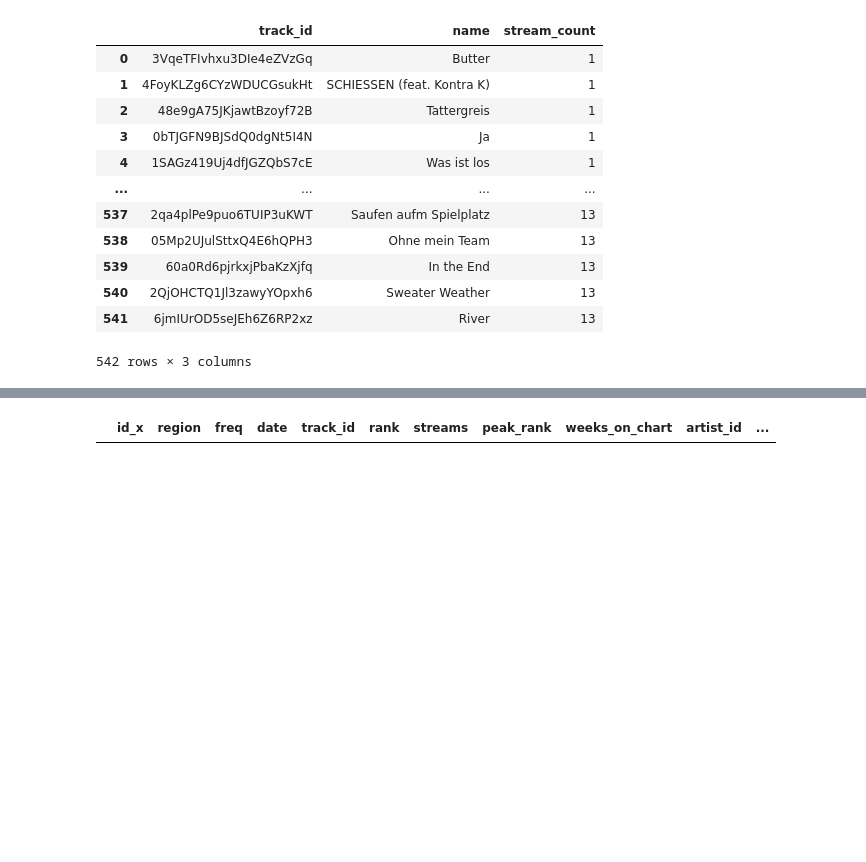
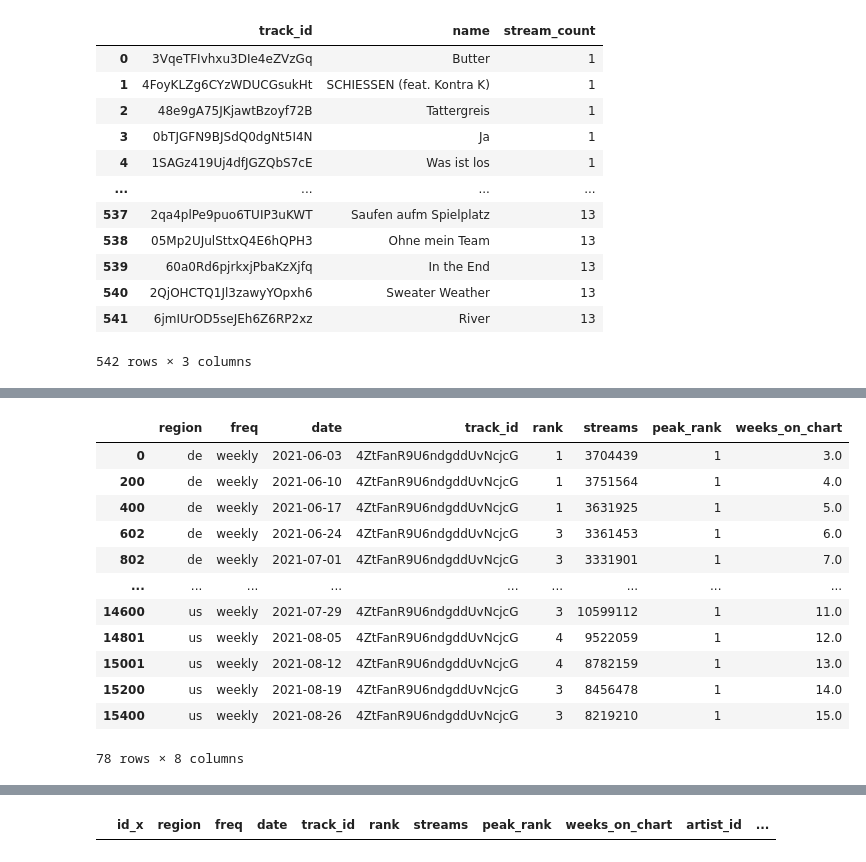
Before and after one commit to Timson1235/clouddocker, a Jupyter notebook: Programming/sql/demo-20250407/demo.ipynb, the cells around one changed output, grey strips where cells are left out. Saved outputs shown, nothing was run; the diff lists cells and outputs as text; code cells hidden in the pictures; blank space fills up the shorter version.

```diff
--- a/Programming/sql/demo-20250407/demo.ipynb
+++ b/Programming/sql/demo-20250407/demo.ipynb
@@ -247,0 +267,16 @@ artists = pd.read_sql('artists', con=engine)
+# %%
+charts[charts['track_id']== '4ZtFanR9U6ndgddUvNcjcG']
+# %% [output]
+|  | region | freq | date | track_id | rank | streams | peak_rank | weeks_on_chart |
+| 0 | de | weekly | 2021-06-03 | 4ZtFanR9U6ndgddUvNcjcG | 1 | 3704439 | 1 | 3.0 |
+| 200 | de | weekly | 2021-06-10 | 4ZtFanR9U6ndgddUvNcjcG | 1 | 3751564 | 1 | 4.0 |
+| 400 | de | weekly | 2021-06-17 | 4ZtFanR9U6ndgddUvNcjcG | 1 | 3631925 | 1 | 5.0 |
+| 602 | de | weekly | 2021-06-24 | 4ZtFanR9U6ndgddUvNcjcG | 3 | 3361453 | 1 | 6.0 |
+| 802 | de | weekly | 2021-07-01 | 4ZtFanR9U6ndgddUvNcjcG | 3 | 3331901 | 1 | 7.0 |
+| ... | ... | ... | ... | ... | ... | ... | ... | ... |
+| 14600 | us | weekly | 2021-07-29 | 4ZtFanR9U6ndgddUvNcjcG | 3 | 10599112 | 1 | 11.0 |
+| 14801 | us | weekly | 2021-08-05 | 4ZtFanR9U6ndgddUvNcjcG | 4 | 9522059 | 1 | 12.0 |
+| 15001 | us | weekly | 2021-08-12 | 4ZtFanR9U6ndgddUvNcjcG | 4 | 8782159 | 1 | 13.0 |
+| 15200 | us | weekly | 2021-08-19 | 4ZtFanR9U6ndgddUvNcjcG | 3 | 8456478 | 1 | 14.0 |
+| 15400 | us | weekly | 2021-08-26 | 4ZtFanR9U6ndgddUvNcjcG | 3 | 8219210 | 1 | 15.0 |
+78 rows × 8 columns
```
Also changed, not shown: parts of 8 cells of this notebook, 12 other files.
